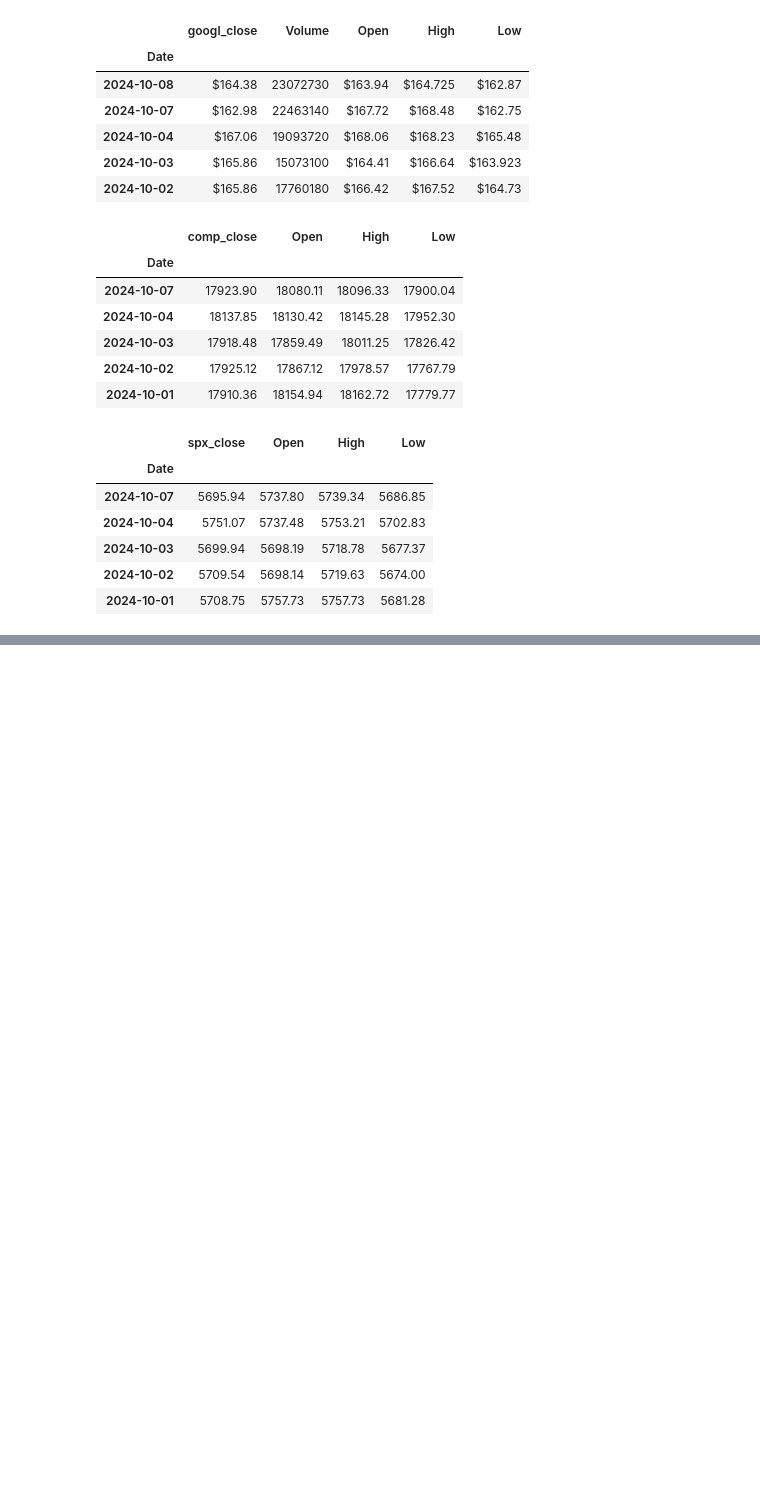
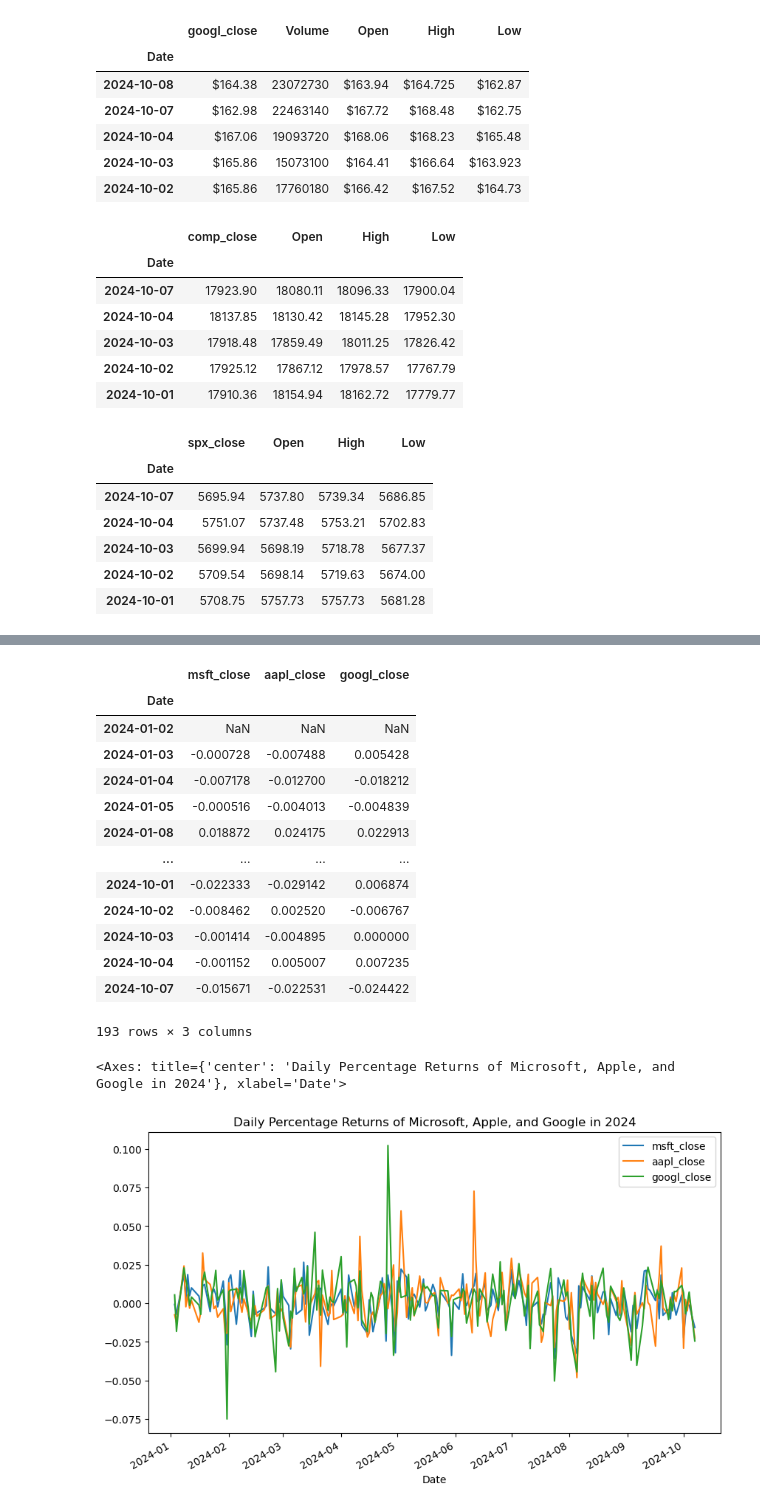
Before and after one commit to Pete1001/Tech_stock_analysis, a Jupyter notebook: Tech_stock_analysis.ipynb, the cells around one changed output, grey strips where cells are left out. Drawn from its saved outputs; the diff is of its cells as text; code cells hidden in the pictures; blank space fills up the shorter version.

```diff
--- a/Tech_stock_analysis.ipynb
+++ b/Tech_stock_analysis.ipynb
@@ -543,0 +354,23 @@ forecast_aapl_trends[['yhat_upper', 'yhat', 'yhat_lower']].plot()
+# %%
+# Let's analyze the data
+# Calculate daily percentage returns for the stocks and plot it
+df_2024_returns = df_2024[['msft_close', 'aapl_close', 'googl_close']].pct_change()
+display(df_2024_returns)
+df_2024_returns.plot(figsize=(10, 6), title='Daily Percentage Returns of Microsoft, Apple, and Google in 2024')
+# %% [output]
+|  | msft_close | aapl_close | googl_close |
+| Date |  |  |  |
+| 2024-01-02 | NaN | NaN | NaN |
+| 2024-01-03 | -0.000728 | -0.007488 | 0.005428 |
+| 2024-01-04 | -0.007178 | -0.012700 | -0.018212 |
+| 2024-01-05 | -0.000516 | -0.004013 | -0.004839 |
+| 2024-01-08 | 0.018872 | 0.024175 | 0.022913 |
+| ... | ... | ... | ... |
+| 2024-10-01 | -0.022333 | -0.029142 | 0.006874 |
+| 2024-10-02 | -0.008462 | 0.002520 | -0.006767 |
+| 2024-10-03 | -0.001414 | -0.004895 | 0.000000 |
+| 2024-10-04 | -0.001152 | 0.005007 | 0.007235 |
+| 2024-10-07 | -0.015671 | -0.022531 | -0.024422 |
+193 rows × 3 columns
+<Axes: title={'center': 'Daily Percentage Returns of Microsoft, Apple, and Google in 2024'}, xlabel='Date'>
+[figure, added]
```
Also changed, not shown: parts of 100 cells of this notebook, 16 other files.
